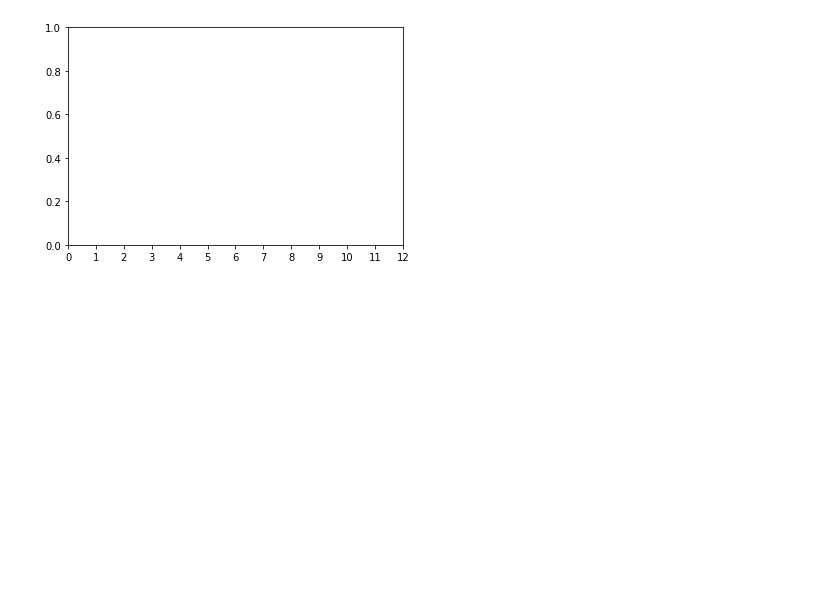
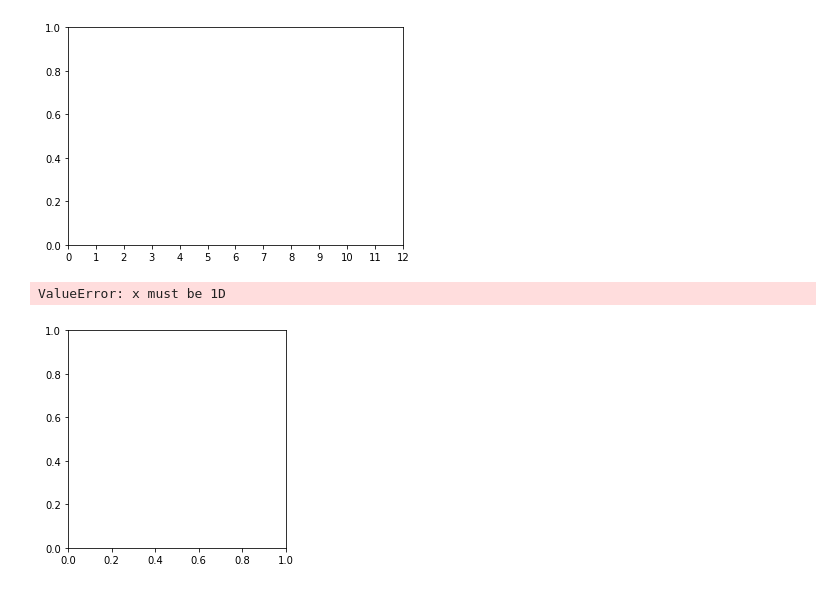
Before and after one commit to staceyj118/Shark-Attacks, a Jupyter notebook: Victims.ipynb, the cells around one changed output. Saved outputs shown, nothing was run; the diff lists cells and outputs as text; code cells hidden in the pictures; blank space fills up the shorter version.

Commit message:
victim data clean up, presentation update

```diff
--- a/Victims.ipynb
+++ b/Victims.ipynb
@@ -15,3 +16,8 @@ victim_df.head()
 | 2 | 6/9/2018 | 2018 | Unknown | USA | Hawaii | Habush, Oahu | Surfing | M | 48 | Injury to left lower leg from sur... | ... |
 | 3 | 6/8/2018 | 2018 | Unprovoked | AUSTRALIA | New South Wales | Arrawarra Headland | Surfing | M | NaN | Minor injury to lower leg | ... |
 | 4 | 6/4/2018 | 2018 | Provoked | MEXICO | Colima | La Ticla | Diving | M | NaN | Lacerations to leg & hand shark P... | ... |
+# %%
+#clean up Type column
+victim_df.loc[victim_df['Type'].str.contains('Boating', na =False,case=False), 'Type'] = 'Unknown'
+victim_df.loc[victim_df['Type'].str.contains('Sea Disaster', na =False,case=False), 'Type'] = 'Unknown'
+victim_df['Type'].value_counts()
@@ -17,0 +31,6 @@ victim_df.head()
+# %%
+#clean up Fatal column
+victim_df.loc[victim_df['Fatal (Y/N)'].str.contains('M', na =False,case=False), 'Fatal (Y/N)'] = 'Unknown'
+victim_df.loc[victim_df['Fatal (Y/N)'].str.contains('2017', na =False,case=False), 'Fatal (Y/N)'] = 'Unknown'
+victim_df.loc[victim_df['Fatal (Y/N)'].str.contains('UNKNOWN', na =False,case=False), 'Fatal (Y/N)'] = 'Unknown'
+victim_df['Fatal (Y/N)'].value_counts()
@@ -17,0 +144,5 @@ victim_df.head()
+# %%
+#clean up Sex Column
+victim_df.loc[victim_df['Sex '].str.contains('lli', na =False,case=False), 'Sex '] = 'Unknown'
+victim_df.loc[victim_df['Sex '].str.contains('M ', na =False,case=False), 'Sex '] = 'M'
+victim_df['Sex '].value_counts()
@@ -141,3 +280,19 @@ plt.bar(x_axis, activity, color="c", align="center")
 # %% [output]
 ValueError: The number of FixedLocator locations (13), usually from a call to set_ticks, does not match the number of ticklabels (3192).
 [figure]
+# %%
+# pie chart by gender
+gender_count = (victim_df.groupby(["Sex "]).count())
+
+labels = ["Female", "Male", "Unknown"]
+colors = ["lightcoral", "lightskyblue", "yellow"]
+explode = (0.1, 0)
+
+plt.pie(gender_count, explode=explode, labels=labels, colors=colors, autopct="%1.1f%%", shadow=True, startangle = 110)
+plt.title("Male vs Female")
+plt.axis("equal")
+plt.savefig('Male_vs_Female.png')
+plt.show()
+# %% [output]
+ValueError: x must be 1D
+[figure, added]
```
Also changed, not shown: parts of 15 cells of this notebook, 1 other file.
